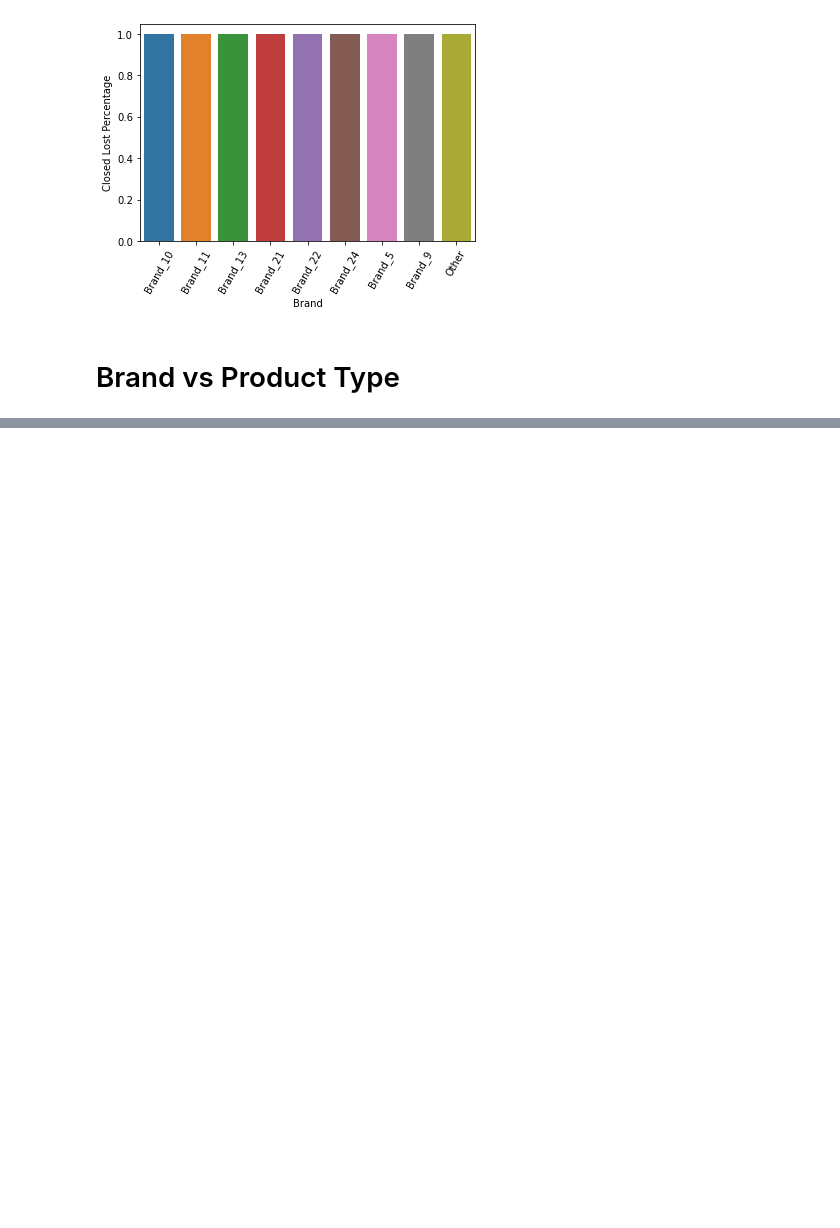
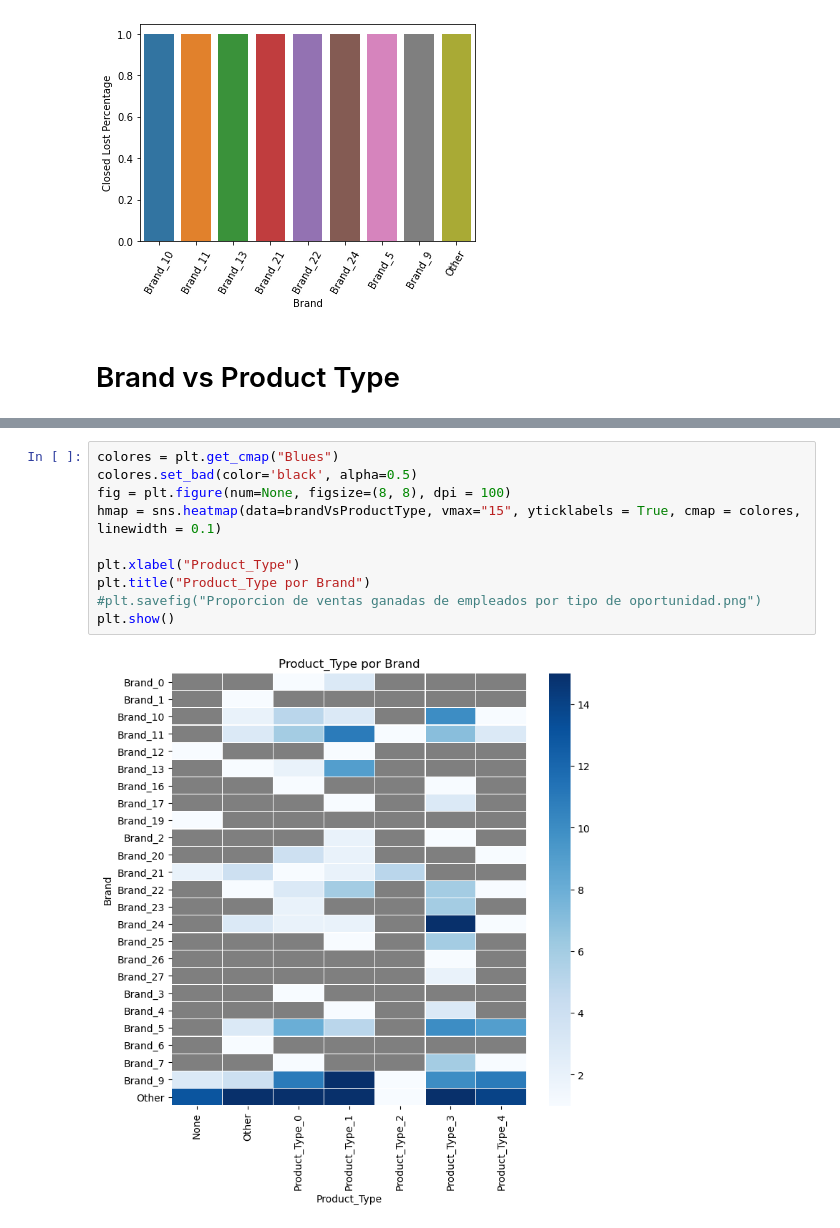
Before and after one commit to RiedelNicolas/75.06-2C2020-TP1, a Jupyter notebook: Brand Analysis.ipynb, the cells around one changed output, grey strips where cells are left out. Cells and saved outputs as stored; diff of their text form; blank space fills up the shorter version.

```diff
--- a/Brand Analysis.ipynb
+++ b/Brand Analysis.ipynb
@@ -137,0 +132,12 @@ plot.set_xticklabels(plot.get_xticklabels(), rotation=15)
+# %%
+colores = plt.get_cmap("Blues")
+colores.set_bad(color='black', alpha=0.5)
+fig = plt.figure(num=None, figsize=(8, 8), dpi = 100)
+hmap = sns.heatmap(data=brandVsProductType, vmax="15", yticklabels = True, cmap = colores, linewidth = 0.1)
+
+plt.xlabel("Product_Type")
+plt.title("Product_Type por Brand")
+#plt.savefig("Proporcion de ventas ganadas de empleados por tipo de oportunidad.png")
+plt.show()
+# %% [output]
+[figure, added]
```
Also changed, not shown: parts of 5 cells of this notebook.
